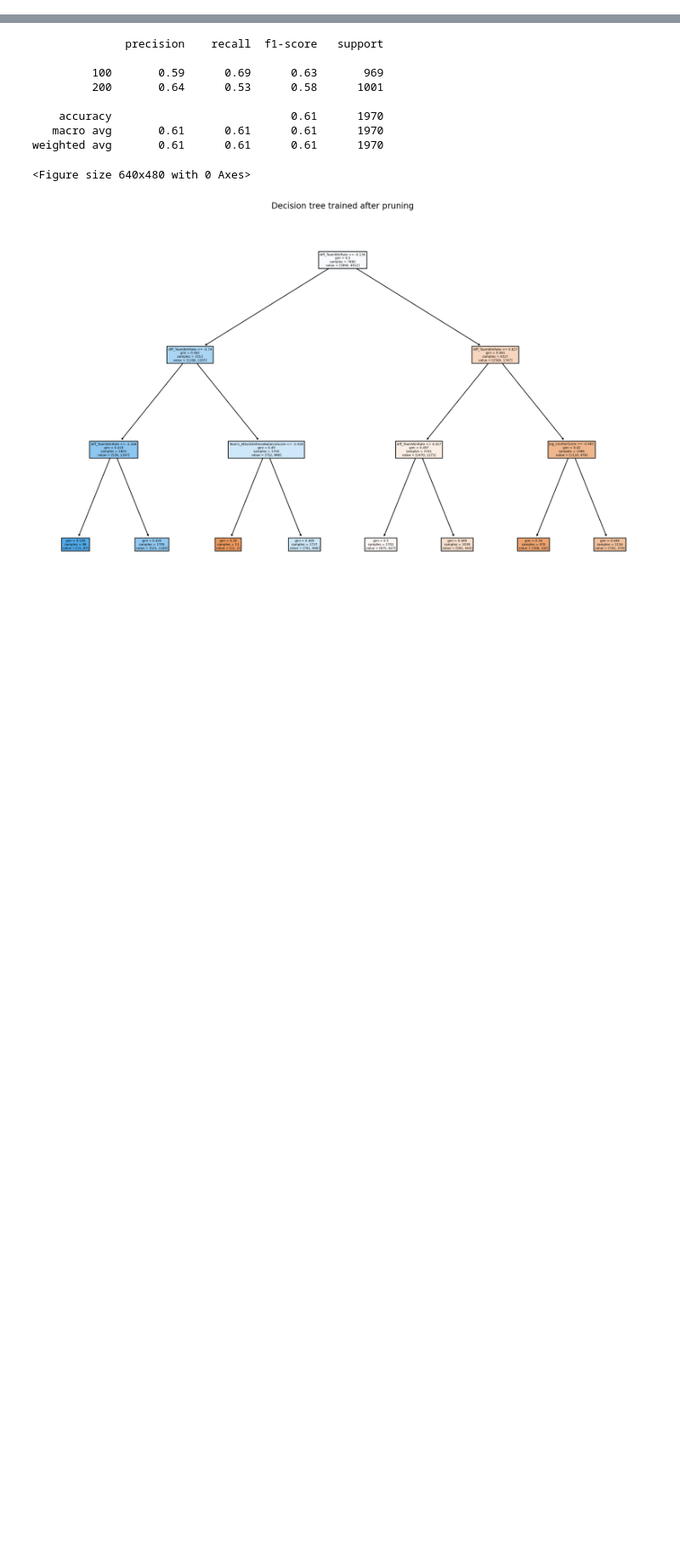
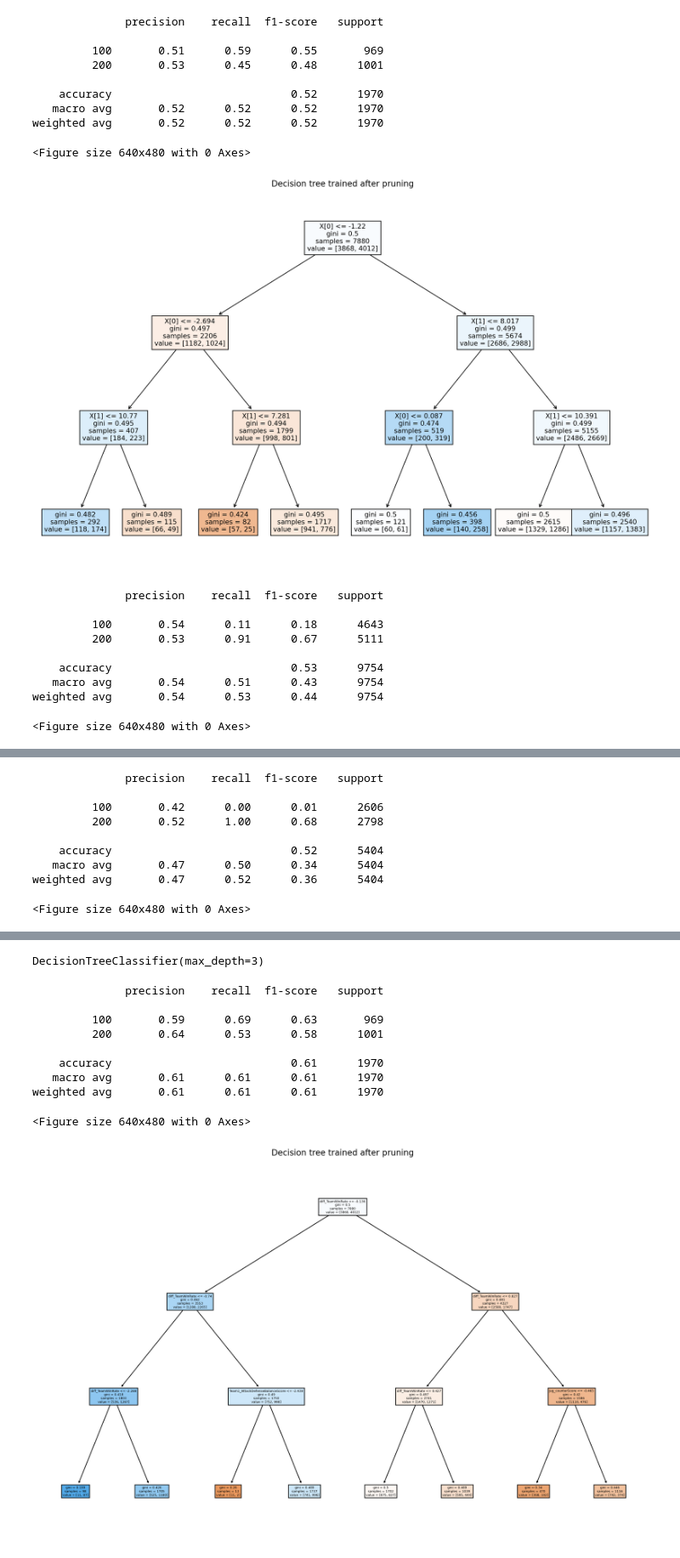
Before and after one commit to Jiawei-oukai/MachinLearning-LOL_Gaming, a Jupyter notebook: DecisionTree.ipynb, the cells around one changed output, grey strips where cells are left out. Shown at 85% size. Cells and saved outputs as stored; diff of their text form; code cells hidden in the pictures; blank space fills up the shorter version.

```diff
--- a/DecisionTree.ipynb
+++ b/DecisionTree.ipynb
@@ -33,6 +34,8 @@ late_all = pd.read_csv('./datasets/all_feature_data/train_late.csv')
 raw = pd.read_csv('./datasets/tmp_data_for_exploration/exploredata1.csv')
 
 pre_all_gold = pd.read_csv('./datasets/all_feature_data/train_pre_gold.csv')
+mid_all_gold = pd.read_csv('./datasets/all_feature_data/train_mid_gold.csv')
+late_all_gold = pd.read_csv('./datasets/all_feature_data/train_late_gold.csv')
 # %%
 def runModel(data_train,max_depth):
     X_train, Y_train = data_train.drop(['TeamVictory'],axis=1),data_train[['TeamVictory']]
@@ -56,3 +59,55 @@ def runModel(data_train,max_depth):
     plt.title("Decision tree trained after pruning")
     plt.show()
     return DCT
+# %%
+def runModel_Umap(data_train,max_depth):
+    X_train, Y_train = data_train.drop(['TeamVictory'],axis=1),data_train[['TeamVictory']]
+    #Creating a copy of data
+    X_scale = X_train.copy()
+    #Scaling
+    scaler = StandardScaler()
+    scaler.fit(X_scale)
+    X_scale = pd.DataFrame(scaler.transform(X_scale),columns= X_scale.columns )
+
+    #dimension reduction
+    manifold = umap.UMAP()
+    X_scale = manifold.fit_transform(X_scale)
+
+    train_X, test_X, train_Y, test_Y = train_test_split(X_scale, Y_train, test_size = 0.2, random_state = 0)
+    #fit model
+    DCT = DecisionTreeClassifier(max_depth=max_depth)
+    DCT.fit(train_X,train_Y)
+    y_predict = DCT.predict(test_X)
+    #print accuracy
+    print(classification_report(y_true=test_Y,y_pred=y_predict))
+    #plot tree
+    plt.figure()
+    plt.figure(dpi=200,figsize=(16,10))
+    plot_tree(DCT, filled=True)
+    plt.title("Decision tree trained after pruning")
+    plt.show()
+    return DCT
+# %%
+runModel_Umap(pre_all_gold, 3)
+runModel_Umap(mid_all_gold, 3)
+runModel_Umap(late_all_gold, 3)
+# %% [output]
+              precision    recall  f1-score   support
+
+         100       0.51      0.59      0.55       969
+         200       0.53      0.45      0.48      1001
+
+    accuracy                           0.52      1970
+   macro avg       0.52      0.52      0.52      1970
+weighted avg       0.52      0.52      0.52      1970
+<Figure size 640x480 with 0 Axes>
+[figure, added]
+              precision    recall  f1-score   support
+
+         100       0.54      0.11      0.18      4643
+         200       0.53      0.91      0.67      5111
+
+    accuracy                           0.53      9754
+   macro avg       0.54      0.51      0.43      9754
+weighted avg       0.54      0.53      0.44      9754
+<Figure size 640x480 with 0 Axes>
@@ -58,0 +115,9 @@ def runModel(data_train,max_depth):
+              precision    recall  f1-score   support
+
+         100       0.42      0.00      0.01      2606
+         200       0.52      1.00      0.68      2798
+
+    accuracy                           0.52      5404
+   macro avg       0.47      0.50      0.34      5404
+weighted avg       0.47      0.52      0.36      5404
+<Figure size 640x480 with 0 Axes>
@@ -59,3 +125,4 @@ def runModel(data_train,max_depth):
+DecisionTreeClassifier(max_depth=3)
 # %%
 # #Grid Search
 # X_train, Y_train = mid.drop(['TeamVictory'],axis=1),mid[['TeamVictory']]
```
Also changed, not shown: parts of 2 cells of this notebook.
